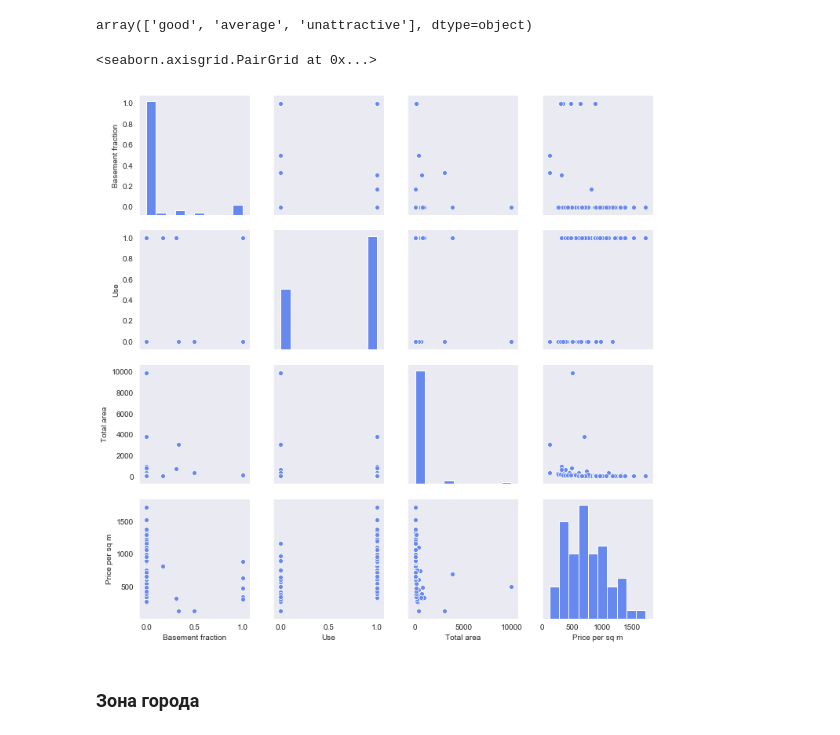
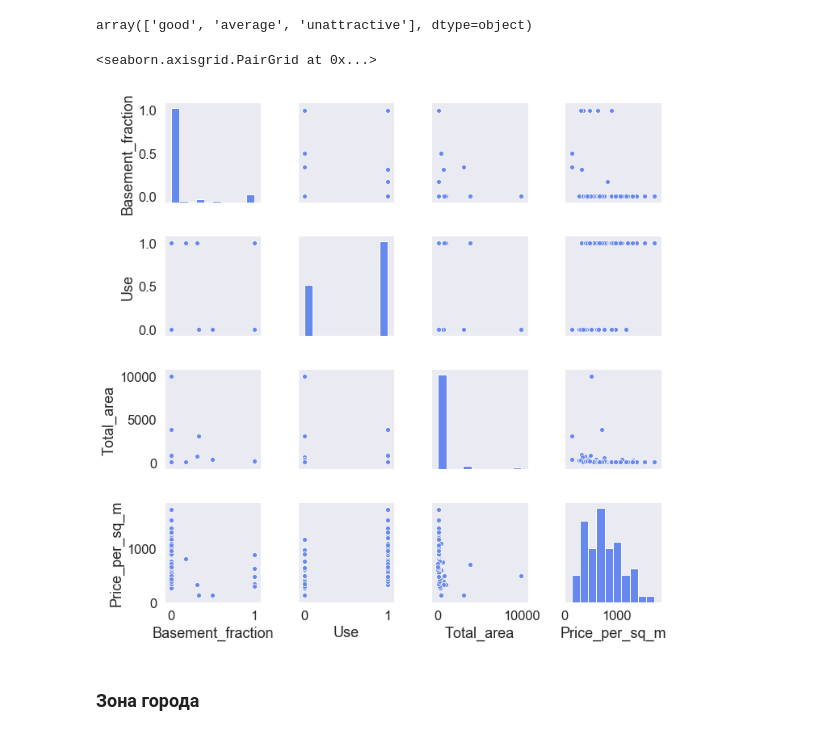
Before and after one commit to valeriich/ML, a Jupyter notebook: Zhytomir.ipynb, the cells around one changed output. Saved outputs shown, nothing was run; the diff lists cells and outputs as text; code cells hidden in the pictures.

```diff
--- a/Zhytomir.ipynb
+++ b/Zhytomir.ipynb
@@ -53,0 +62,2 @@ memory usage: 3.7+ KB
+# %%
+df.columns = df.columns.map(lambda x: x.replace(' ', '_'))
@@ -70,9 +88,9 @@ sns.set_context(font_scale = 1.5,
                 rc = { "figure.figsize" : (20, 8), "axes.titlesize" : 18 })
 # %%
 %config InlineBackend.figure_format = 'png'
-sns.pairplot(df[['Basement fraction','Use', 'Total area', 'Price per sq m']])
+sns.pairplot(df[['Basement_fraction','Use', 'Total_area', 'Price_per_sq_m']])
 # %% [output]
 <seaborn.axisgrid.PairGrid at 0x...>
-[figure, old version]
+[figure, new version]
 # %% [markdown]
 ### Зона города
```
Also changed, not shown: parts of 32 cells of this notebook, 1 other file.
